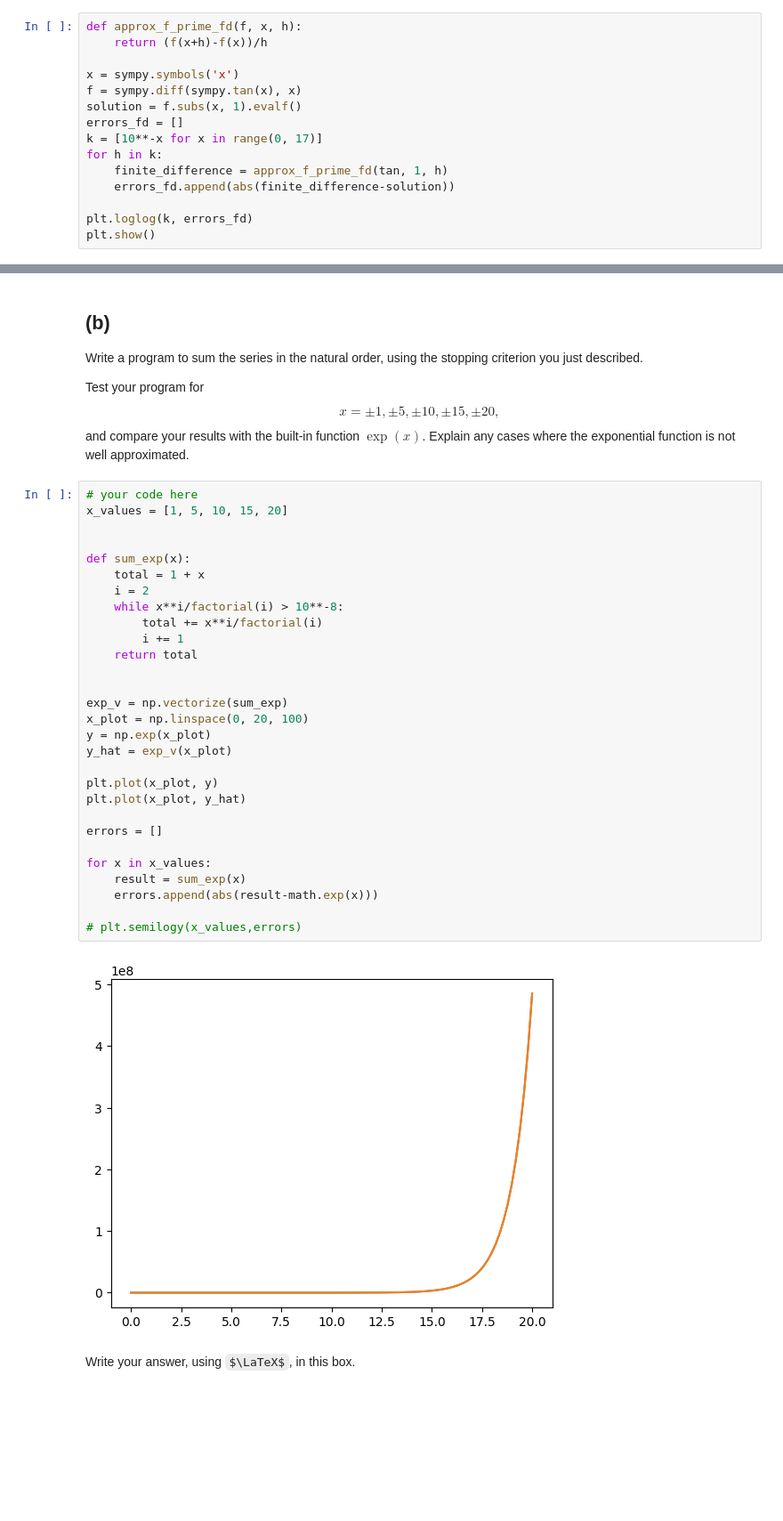
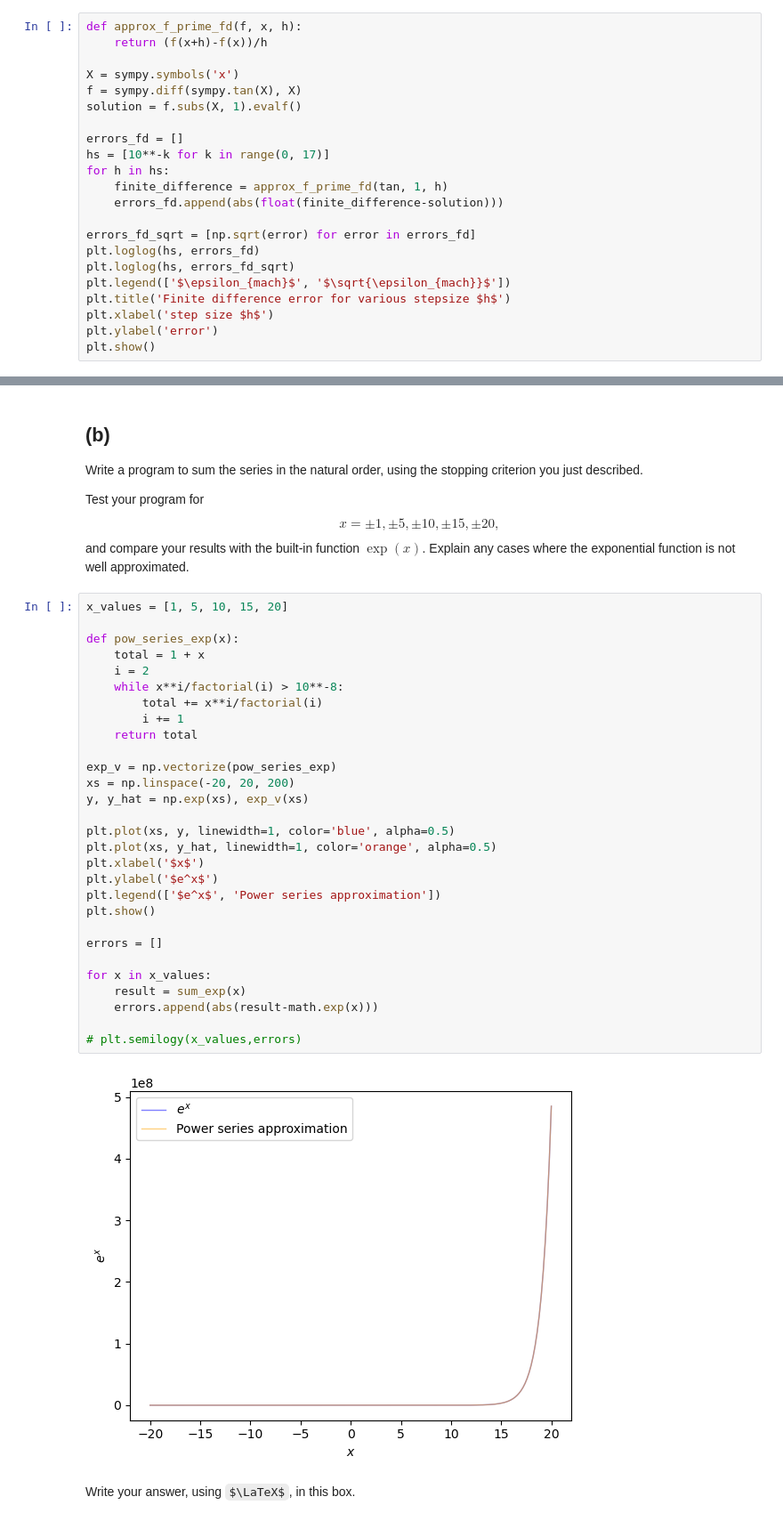
Before and after one commit to jonas4climate/na-assignment1, a Jupyter notebook: hw1_2023.ipynb, the cells around one changed output, grey strips where cells are left out. Shown at 89% size. Cells and saved outputs as stored; diff of their text form; some formulas as TeX source; blank space fills up the shorter version.

```diff
--- a/hw1_2023.ipynb
+++ b/hw1_2023.ipynb
@@ -110,15 +110,22 @@ Test your program using the function $\tan(x)$ for $x=1$. Determine the error by
 def approx_f_prime_fd(f, x, h):
     return (f(x+h)-f(x))/h
 
-x = sympy.symbols('x')
-f = sympy.diff(sympy.tan(x), x)
-solution = f.subs(x, 1).evalf()
+X = sympy.symbols('x')
+f = sympy.diff(sympy.tan(X), X)
+solution = f.subs(X, 1).evalf()
+
 errors_fd = []
-k = [10**-x for x in range(0, 17)]
-for h in k:
+hs = [10**-k for k in range(0, 17)]
+for h in hs:
     finite_difference = approx_f_prime_fd(tan, 1, h)
-    errors_fd.append(abs(finite_difference-solution))
+    errors_fd.append(abs(float(finite_difference-solution)))
 
-plt.loglog(k, errors_fd)
+errors_fd_sqrt = [np.sqrt(error) for error in errors_fd]
+plt.loglog(hs, errors_fd)
+plt.loglog(hs, errors_fd_sqrt)
+plt.legend(['$\epsilon_{mach}$', '$\sqrt{\epsilon_{mach}}$'])
+plt.title('Finite difference error for various stepsize $h$')
+plt.xlabel('step size $h$')
+plt.ylabel('error')
 plt.show()
 # %% [output]
@@ -162,36 +170,36 @@ Write a program to sum the series in the natural order, using the stopping crite
 
 Test your program for $$x = \pm 1, \pm 5, \pm 10, \pm 15, \pm 20 , $$ and compare your results with the built-in function $\exp(x)$. Explain any cases where the exponential function is not well approximated.
 # %%
-# your code here
 x_values = [1, 5, 10, 15, 20]
 
-
-def sum_exp(x):
+def pow_series_exp(x):
     total = 1 + x
     i = 2
     while x**i/factorial(i) > 10**-8:
         total += x**i/factorial(i)
         i += 1
     return total
 
+exp_v = np.vectorize(pow_series_exp)
+xs = np.linspace(-20, 20, 200)
+y, y_hat = np.exp(xs), exp_v(xs)
 
-exp_v = np.vectorize(sum_exp)
-x_plot = np.linspace(0, 20, 100)
-y = np.exp(x_plot)
-y_hat = exp_v(x_plot)
-
-plt.plot(x_plot, y)
-plt.plot(x_plot, y_hat)
+plt.plot(xs, y, linewidth=1, color='blue', alpha=0.5)
+plt.plot(xs, y_hat, linewidth=1, color='orange', alpha=0.5)
+plt.xlabel('$x$')
+plt.ylabel('$e^x$')
+plt.legend(['$e^x$', 'Power series approximation'])
+plt.show()
 
 errors = []
 
 for x in x_values:
     result = sum_exp(x)
     errors.append(abs(result-math.exp(x)))
 
 # plt.semilogy(x_values,errors)
 # %% [output]
-[figure, old version]
+[figure, new version]
 # %% [markdown]
 Write your answer, using $\LaTeX$, in this box.
 # %% [markdown]
```
Also changed, not shown: parts of 4 cells of this notebook.
